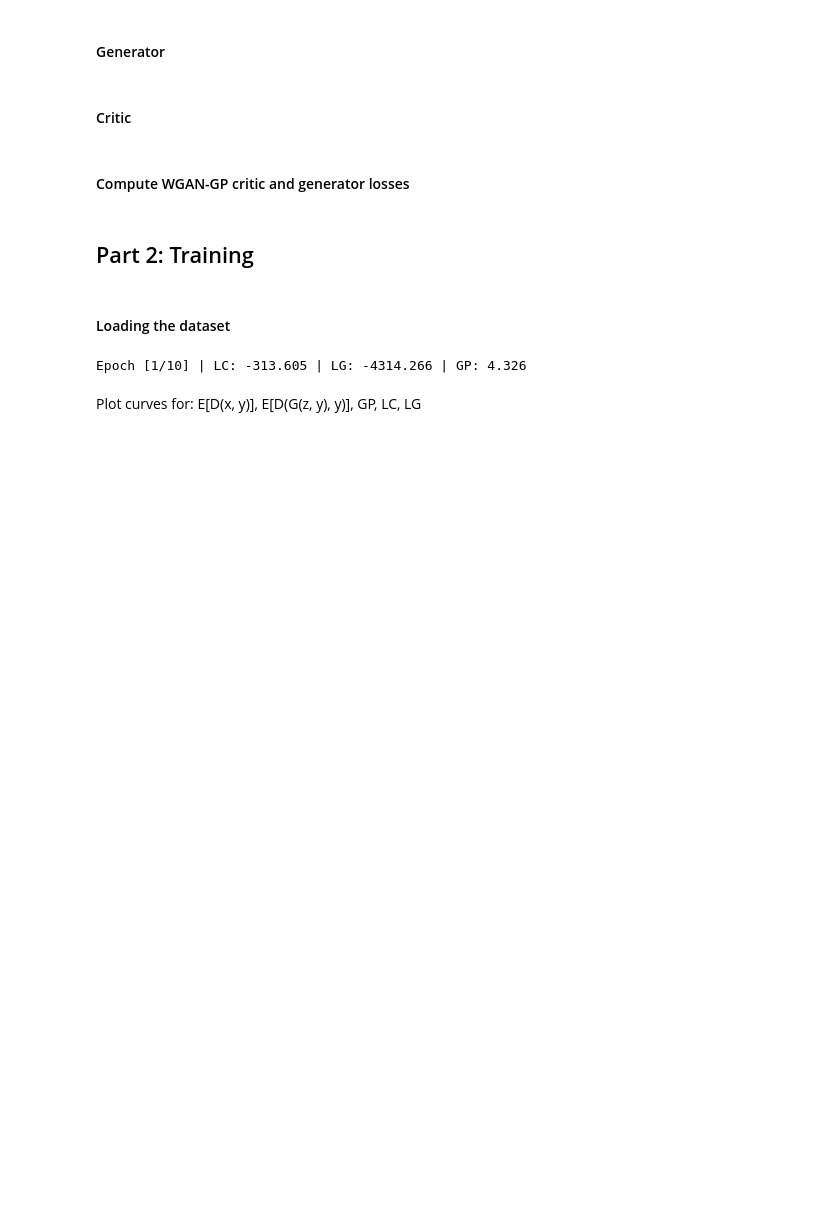
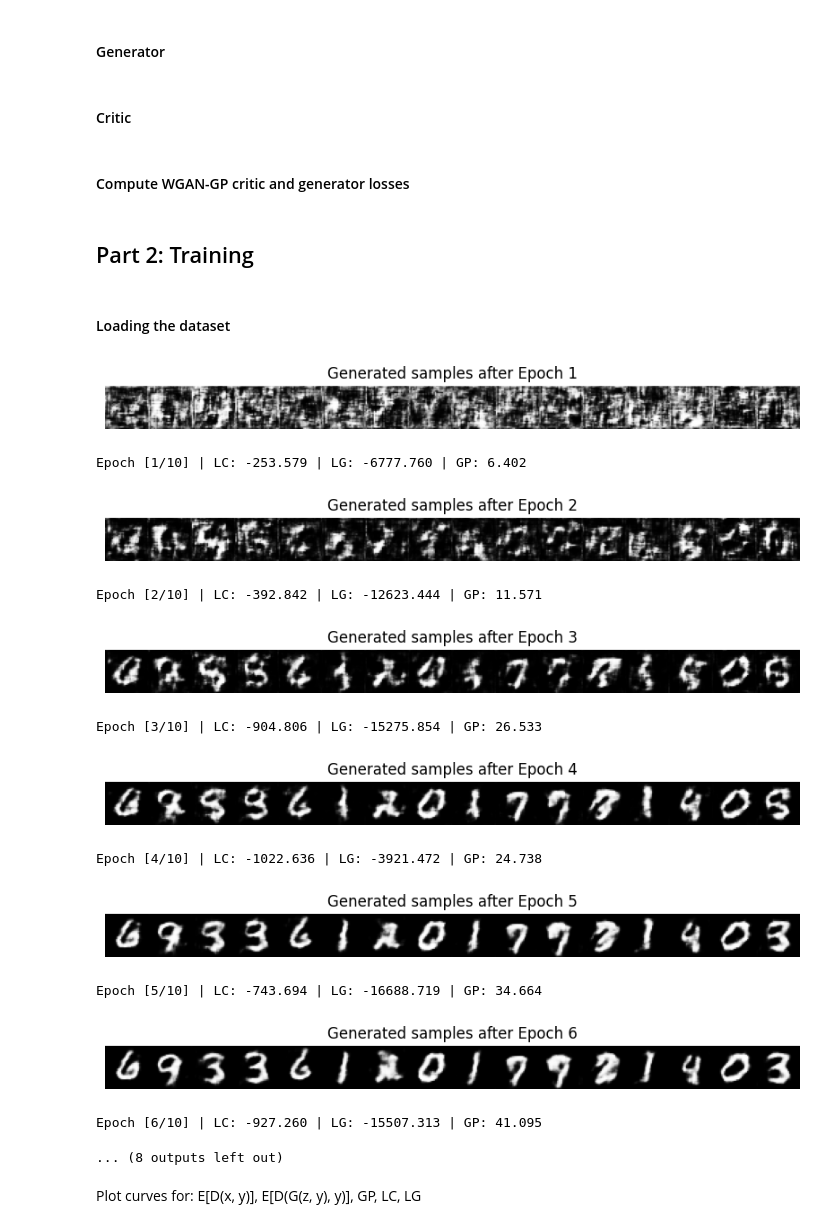
Before and after one commit to Pranjal-Patil-Pers/Conditional_WGAN-GP_on_MNIST, a Jupyter notebook: notebooks/CSC8851 F2025 HW2 Pranjal Patil.ipynb, the cells around one changed output. Drawn from its saved outputs; the diff is of its cells as text; code cells hidden in the pictures; blank space fills up the shorter version.

```diff
--- a/notebooks/CSC8851 F2025 HW2 Pranjal Patil.ipynb
+++ b/notebooks/CSC8851 F2025 HW2 Pranjal Patil.ipynb
@@ -192,55 +188,59 @@ for epoch in range(epochs):
         for _ in range(n_critic):
             z = torch.randn(B, z_dim, device=device)
             fake_det = G(z, y).detach()
-
             real_score = D(real, y).mean()
             fake_score = D(fake_det, y).mean()
-
             eps = torch.rand(B, 1, 1, 1, device=device)
             x_hat = (eps * real + (1 - eps) * fake_det).requires_grad_(True)
             hat_score = D(x_hat, y).mean()
-
             grad = torch.autograd.grad(
                 outputs=hat_score, inputs=x_hat,
                 create_graph=True, retain_graph=True, only_inputs=True
             )[0]
             grad_norm = grad.view(B, -1).norm(2, dim=1)
             gp = ((grad_norm - 1.0) ** 2).mean()
-
             loss_C = -(real_score - fake_score) + lambda_gp * gp
-
             opt_D.zero_grad()
             loss_C.backward()
             opt_D.step()
 
         z = torch.randn(B, z_dim, device=device)
         fake = G(z, y)
         loss_G = -D(fake, y).mean()
-
         opt_G.zero_grad()
         loss_G.backward()
         opt_G.step()
-
         ema_update(G, G_ema, decay=0.999)
-
         logs['real_score'].append(real_score.item())
         logs['fake_score'].append(fake_score.item())
         logs['gp'].append(gp.item())
         logs['loss_C'].append(loss_C.item())
         logs['loss_G'].append(loss_G.item())
 
+    with torch.no_grad():
+        fake_samples = G_ema(fixed_z, fixed_y)
+        grid = torch.cat([f for f in fake_samples.cpu()],dim=2)
+        plt.figure(figsize=(10,2))
+        plt.imshow(grid.squeeze(), cmap='gray')
+        plt.axis('off')
+        plt.title(f"Generated samples after Epoch {epoch+1}")
+        plt.show()
+
     print(f"Epoch [{epoch+1}/{epochs}] | LC: {loss_C.item():.3f} | LG: {loss_G.item():.3f} | GP: {gp.item():.3f}")
-
-    with torch.no_grad():
-        fake = G_ema(fixed_z, fixed_y)
-        grid = torch.cat([f for f in fake.cpu()], dim=2)
-        plt.figure(figsize=(10, 2))
-        plt.imshow(grid.squeeze(), cmap='gray')
-        plt.title(f"Epoch {epoch+1}")
-        plt.axis('off')
-        plt.show()
 # %% [output]
+[figure, added]
-Epoch [1/10] | LC: -313.605 | LG: -4314.266 | GP: 4.326
+Epoch [1/10] | LC: -253.579 | LG: -6777.760 | GP: 6.402
+[figure, added]
+Epoch [2/10] | LC: -392.842 | LG: -12623.444 | GP: 11.571
+[figure, added]
+Epoch [3/10] | LC: -904.806 | LG: -15275.854 | GP: 26.533
+[figure, added]
+Epoch [4/10] | LC: -1022.636 | LG: -3921.472 | GP: 24.738
+[figure, added]
+Epoch [5/10] | LC: -743.694 | LG: -16688.719 | GP: 34.664
+[figure, added]
+Epoch [6/10] | LC: -927.260 | LG: -15507.313 | GP: 41.095
+... (8 outputs left out)
 # %% [markdown]
 Plot curves for: E[D(x, y)], E[D(G(z, y), y)], GP, LC, LG
 # %%
```
Also changed, not shown: parts of 11 cells of this notebook, 5 other files.
